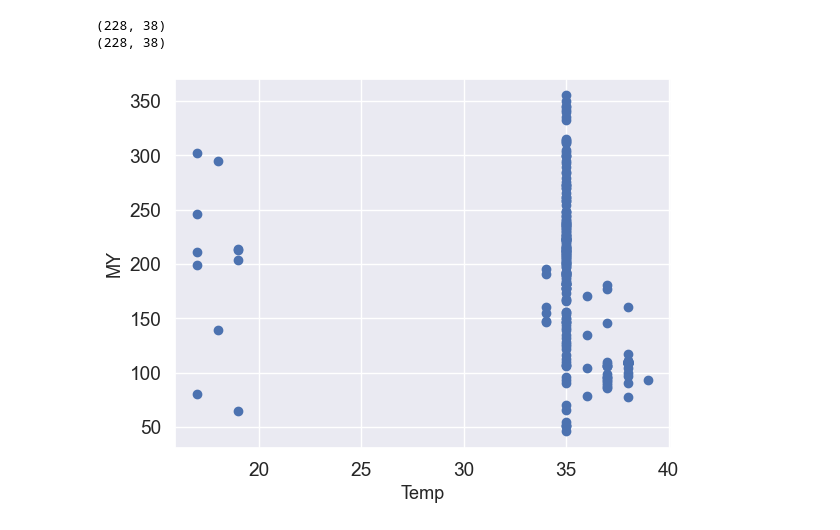
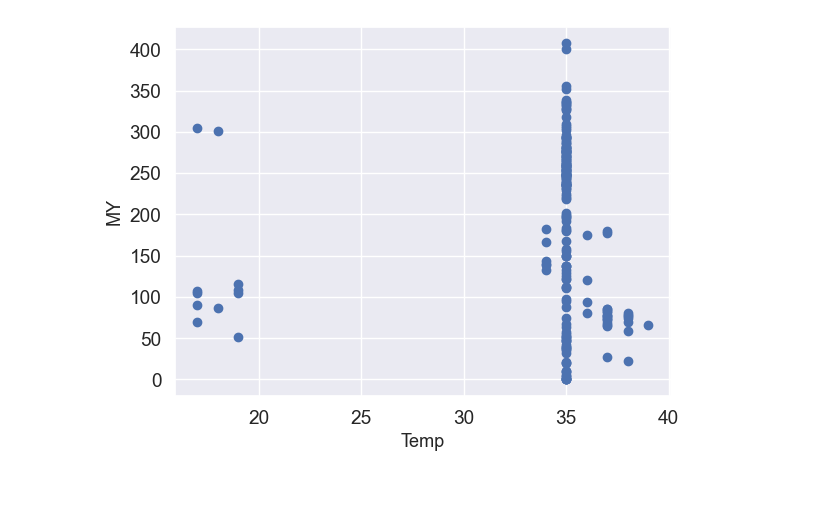
Before and after one commit to wenyi22/-, a Jupyter notebook: part1.ipynb, the cells around one changed output. Drawn from its saved outputs; the diff is of its cells as text; code cells hidden in the pictures; blank space fills up the shorter version.

```diff
--- a/part1.ipynb
+++ b/part1.ipynb
@@ -172,62 +135,11 @@ train.describe()
-# %%
-# 其餘ND值用前後平均填充(線性插值)
-train = train.replace("ND", pd.NA)
-test = test.replace("ND" , pd.NA)
-
-# 將百分比轉換為數值
-percentage_cols = ["SCOD removal(%)", "TCOD removal(%)", "Hydrolysis(%)", "Acidogensis(%)", "Methanogenesis(%)", "VS/TS(%)", "TS removal(%)", "VS removal(%)", "CH4 concentration (%)"]
-for col in percentage_cols:
-    # 確保所有值為字串型態
-    train[col] = train[col].astype(str)
-    test[col] = test[col].astype(str)
-
-    # 如果該值包含數字和%，則將 "%" 字符去掉並轉換為浮點數；否則直接轉換為浮點數
-    train[col] = train[col].apply(lambda x: float(x.replace("%","")) / 100.0 if "%" in x else float(x) if x.replace(".","").isdigit() else np.nan)
-    test[col] = test[col].apply(lambda x: float(x.replace("%","")) / 100.0 if "%" in x else float(x) if x.replace(".","").isdigit() else np.nan)
-
-
-# 轉換這一列的數據類型為數字
-train["MY"] = pd.to_numeric(train["MY"], errors='coerce')
-test["MY"] = pd.to_numeric(test["MY"], errors='coerce')
-
-train["VS/TS(%)"] = pd.to_numeric(train["VS/TS(%)"], errors='coerce')
-test["VS/TS(%)"] = pd.to_numeric(test["VS/TS(%)"], errors='coerce')
-
-train["CH4 concentration (%)"] = pd.to_numeric(train["CH4 concentration (%)"], errors='coerce')
-test["CH4 concentration (%)"] = pd.to_numeric(test["CH4 concentration (%)"], errors='coerce')
-
-train["MCH4 concentration (%)"] = pd.to_numeric(train["CH4 concentration (%)"], errors='coerce')
-test["MCH4 concentration (%)"] = pd.to_numeric(test["CH4 concentration (%)"], errors='coerce')
-
-train["SCOD removal(%)"] = pd.to_numeric(train["CH4 concentration (%)"], errors='coerce')
-test["SCOD removal(%)"] = pd.to_numeric(test["CH4 concentration (%)"], errors='coerce')
-
-# # 處理ND值，如果某個特徵有連續20個ND，就刪除該特徵
-# features_to_drop = [column for column in train.columns if (train[column] == "ND").rolling(window=10).sum().max() >= 20]
-# train = train.drop(columns=features_to_drop)
-
-# 使用前後的值加總除以2進行插值
-train = train.interpolate(method="linear")
-test = test.interpolate(method="linear")
-
-# 使用線性插值填充缺失值
-train = train.interpolate(method="linear", limit_direction="both")
-test = test.interpolate(method="linear", limit_direction="both")
-
-#看數據維度
-print(train.shape)
-print(test.shape)
-# %% [output]
-(228, 38)
-(228, 38)
 # %%
 fig, ax = plt.subplots()  #fig表示新創建的數字(Figure)對象，ax表示新創建的子圖(subplot)
-ax.scatter(x = train['Temp'],y = train['MY'])   #繪製點散圖
+ax.scatter(x = train['Temp'],y = test['MY'])   #繪製點散圖
 plt.ylabel('MY',fontsize = 13)   #fontsize = 13 字體大小
 plt.xlabel('Temp',fontsize = 13)
 plt.show()
 # %% [output]
-[figure, old version]
+[figure, new version]
 # %%
 #異常值處理
 train = train.drop(train[(train['SCOD(g/L)']>30) & (train['MY']<200)].index)
```
Also changed, not shown: parts of 23 cells of this notebook, 2 other files.
